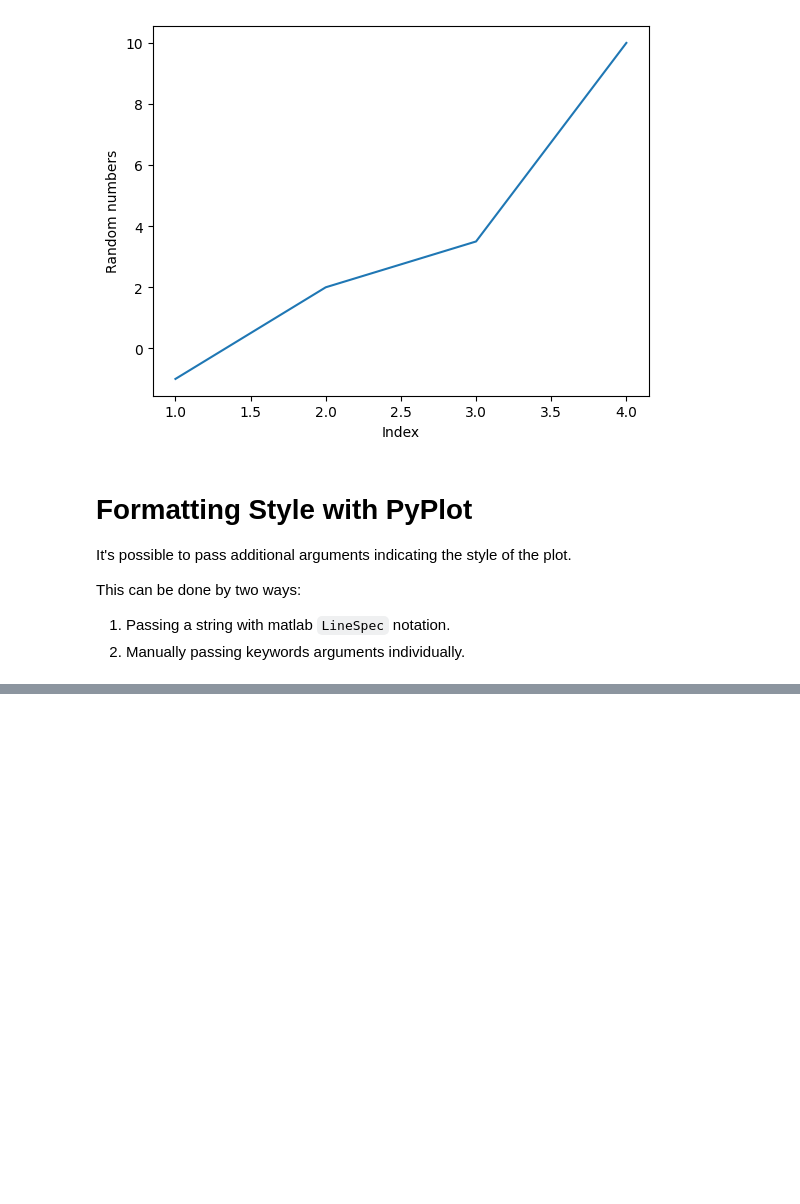
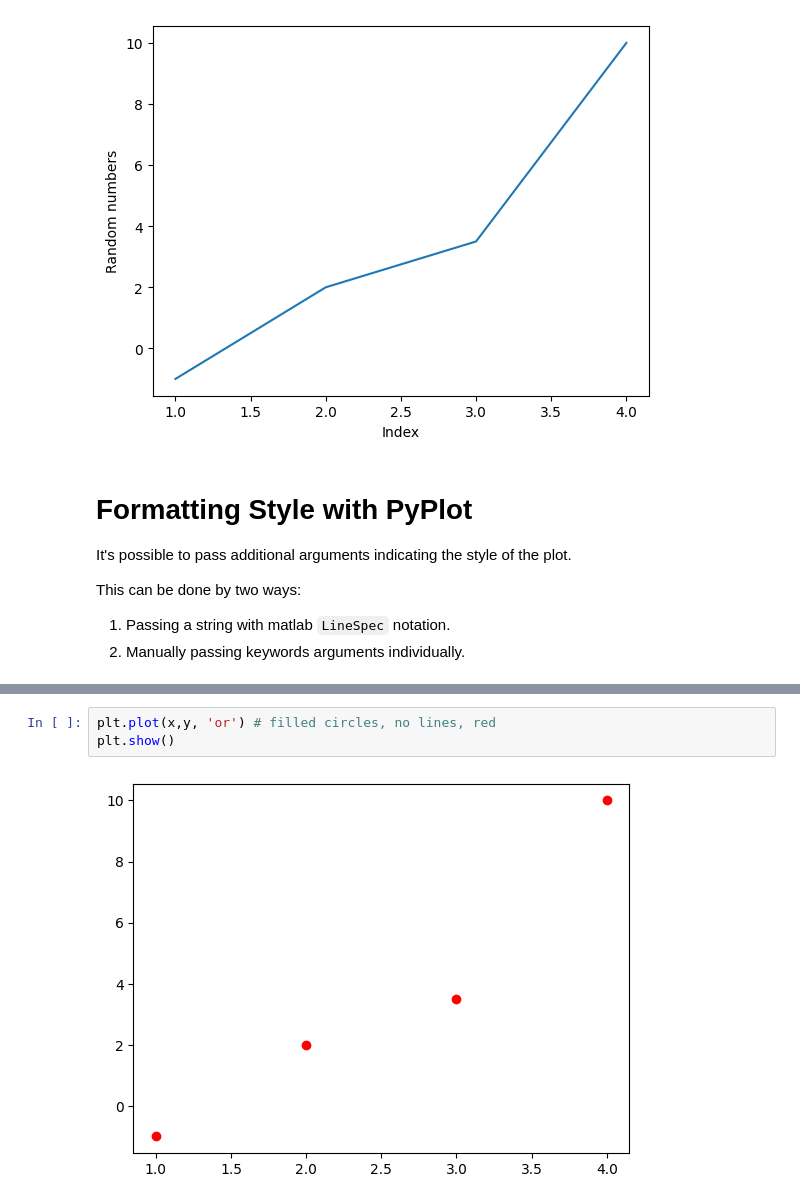
Before and after one commit to nluizsoliveira/Data-Notes, a Jupyter notebook: MatPlotLib.ipynb, the cells around one changed output, grey strips where cells are left out. Drawn from its saved outputs; the diff is of its cells as text; blank space fills up the shorter version.

```diff
--- a/MatPlotLib.ipynb
+++ b/MatPlotLib.ipynb
@@ -61,0 +129,5 @@ This can be done by two ways:
+# %%
+plt.plot(x,y, 'or') # filled circles, no lines, red
+plt.show()
+# %% [output]
+[figure, added]
```
Also changed, not shown: parts of 7 cells of this notebook.
